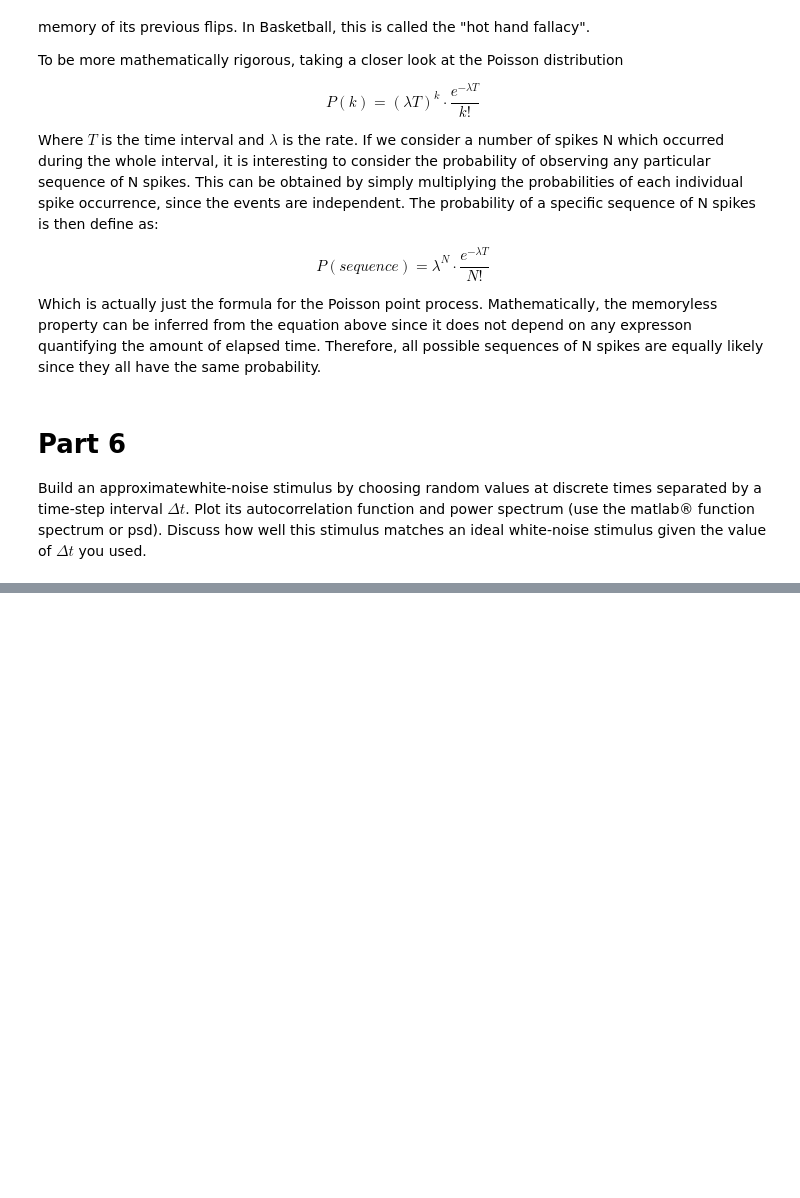
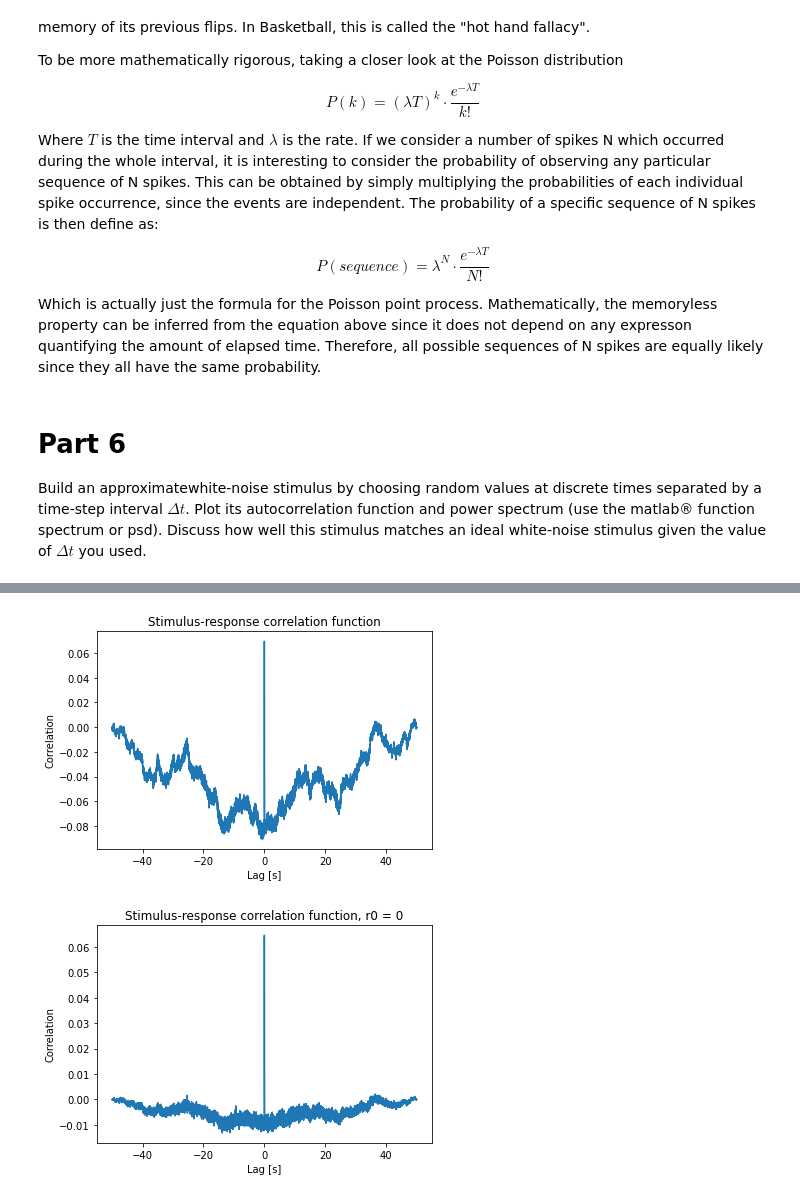
Before and after one commit to Revanchist317/DA_exercises, a Jupyter notebook: Chapter 1.ipynb, the cells around one changed output, grey strips where cells are left out. Saved outputs shown, nothing was run; the diff lists cells and outputs as text; code cells hidden in the pictures; blank space fills up the shorter version.

```diff
--- a/Chapter 1.ipynb
+++ b/Chapter 1.ipynb
@@ -499,0 +616,22 @@ Which in our case is approximately $ \frac{1}{0.01/2} $ or $2 \cdot 10^{-3}$. Bo
+# %%
+# Obtain the correlation function
+lags_RS = np.arange(-len(r_est)+1, len(r_est))*dt
+Q_RS = scipy.signal.correlate(r_est, stimulus[0: len(r_est)], mode='full')/len(r_est)
+Q_RS_alt = scipy.signal.correlate(r_est_alt, stimulus[0: len(r_est)], mode='full')/len(r_est)
+
+# Plot the stimulus correlation function
+plt.figure()
+plt.plot(lags_RS, Q_RS)
+plt.xlabel('Lag [s]')
+plt.ylabel('Correlation')
+plt.title('Stimulus-response correlation function')
+
+plt.figure()
+plt.plot(lags_RS, Q_RS_alt)
+plt.xlabel('Lag [s]')
+plt.ylabel('Correlation')
+plt.title('Stimulus-response correlation function, r0 = 0')
+plt.show()
+# %% [output]
+[figure, added]
+[figure, added]
```
Also changed, not shown: parts of 10 cells of this notebook.
